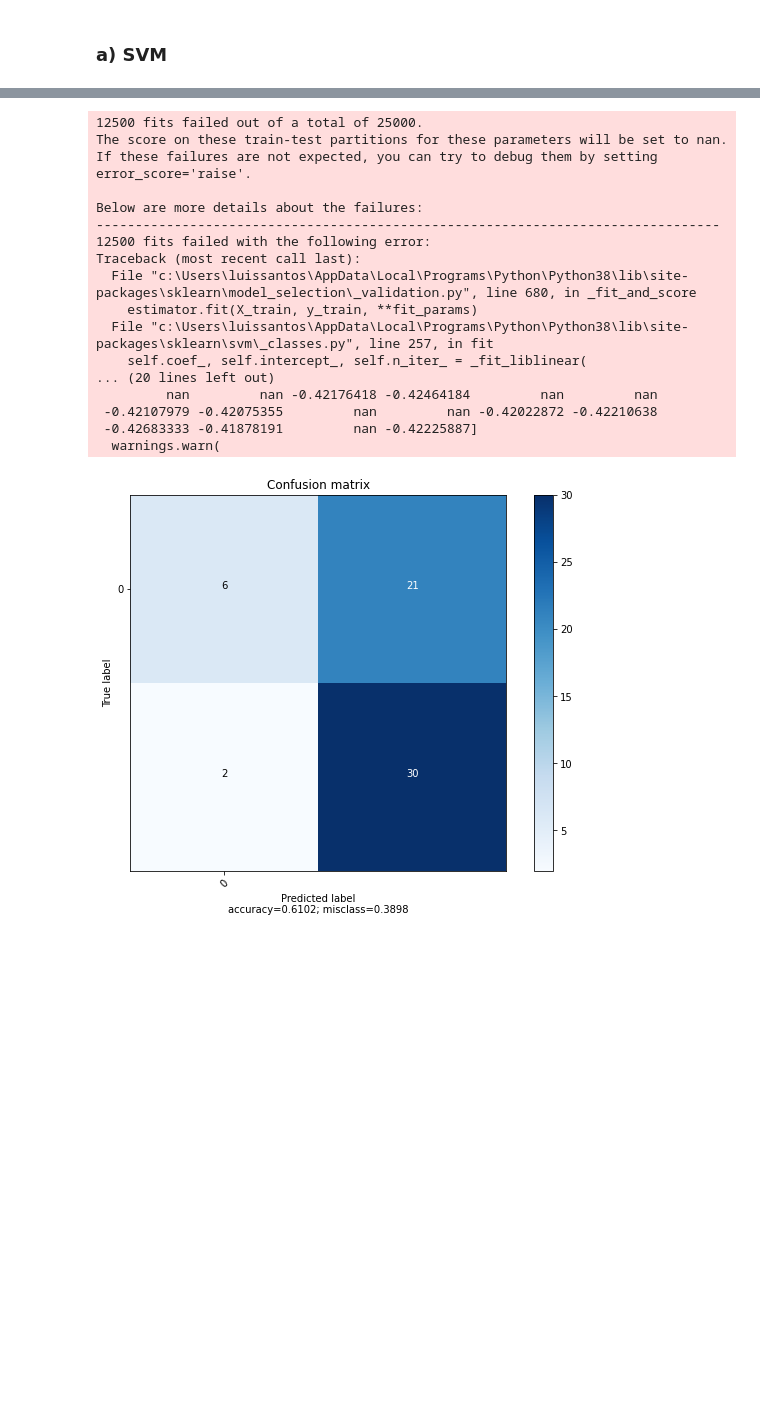
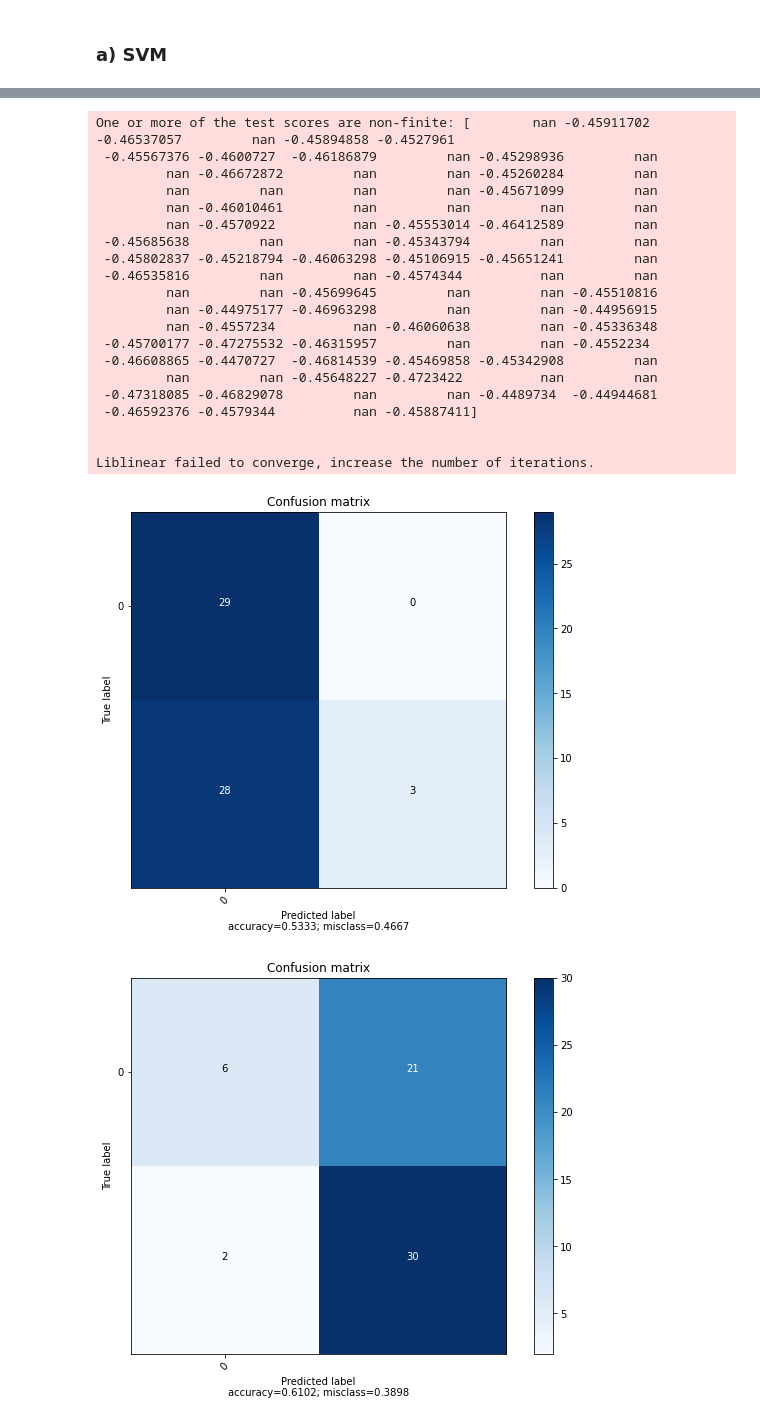
Before and after one commit to LuisSantoss/HIML, a Jupyter notebook: HIML_2.ipynb, the cells around one changed output, grey strips where cells are left out. Cells and saved outputs as stored; diff of their text form; code cells hidden in the pictures; blank space fills up the shorter version.

```diff
--- a/HIML_2.ipynb
+++ b/HIML_2.ipynb
@@ -269,32 +291,42 @@ from sklearn.model_selection import RepeatedKFold
 # %%
 rkf = RepeatedKFold(n_splits = 5, n_repeats = 50, random_state = 42)
 rkf.split(x_train, y_train)
 
 # Randomized Search
 rand_parameters = [{'C':range(1,100), 'loss':['hinge', 'square_hinge']}]
 modelo_svc = LinearSVC()
 random_search_svm = RandomizedSearchCV(modelo_svc, rand_parameters, verbose = 0, n_iter = 100,
                                        n_jobs = -1, cv = rkf, scoring = 'neg_mean_squared_error', random_state=42)
 random_search_svm.fit(x_train, y_train)
 BPSVC = random_search_svm.best_params_
+
+yh = random_search_svm.predict(x_test)
+
+cm = confusion_matrix(y_test, yh)
+
+plot_confusion_matrix(cm, target_names = range(0,1))
 # %% [output]
-12500 fits failed out of a total of 25000.
-The score on these train-test partitions for these parameters will be set to nan.
-If these failures are not expected, you can try to debug them by setting error_score='raise'.
+One or more of the test scores are non-finite: [        nan -0.45911702 -0.46537057         nan -0.45894858 -0.4527961
+ -0.45567376 -0.4600727  -0.46186879         nan -0.45298936         nan
+         nan -0.46672872         nan         nan -0.45260284         nan
+         nan         nan         nan         nan -0.45671099         nan
+         nan -0.46010461         nan         nan         nan         nan
+         nan -0.4570922          nan -0.45553014 -0.46412589         nan
+ -0.45685638         nan         nan -0.45343794         nan         nan
+ -0.45802837 -0.45218794 -0.46063298 -0.45106915 -0.45651241         nan
+ -0.46535816         nan         nan -0.4574344          nan         nan
+         nan         nan -0.45699645         nan         nan -0.45510816
+         nan -0.44975177 -0.46963298         nan         nan -0.44956915
+         nan -0.4557234          nan -0.46060638         nan -0.45336348
+ -0.45700177 -0.47275532 -0.46315957         nan         nan -0.4552234
+ -0.46608865 -0.4470727  -0.46814539 -0.45469858 -0.45342908         nan
+         nan         nan -0.45648227 -0.4723422          nan         nan
+ -0.47318085 -0.46829078         nan         nan -0.4489734  -0.44944681
+ -0.46592376 -0.4579344          nan -0.45887411]
 
-Below are more details about the failures:
---------------------------------------------------------------------------------
-12500 fits failed with the following error:
-Traceback (most recent call last):
-  File "c:\Users\luissantos\AppData\Local\Programs\Python\Python38\lib\site-packages\sklearn\model_selection\_validation.py", line 680, in _fit_and_score
-    estimator.fit(X_train, y_train, **fit_params)
-  File "c:\Users\luissantos\AppData\Local\Programs\Python\Python38\lib\site-packages\sklearn\svm\_classes.py", line 257, in fit
-    self.coef_, self.intercept_, self.n_iter_ = _fit_liblinear(
-... (20 lines left out)
-         nan         nan -0.42176418 -0.42464184         nan         nan
- -0.42107979 -0.42075355         nan         nan -0.42022872 -0.42210638
- -0.42683333 -0.41878191         nan -0.42225887]
-  warnings.warn(
+
+Liblinear failed to converge, increase the number of iterations.
+[figure, added]
 # %%
 x_train, x_test, y_train, y_test = train_test_split(Feat_scaler, Y, test_size = 0.2, random_state = 0 )
 modelo_svc = LinearSVC(C = 67, loss = 'hinge', random_state = 42)
```
Also changed, not shown: parts of 17 cells of this notebook.
